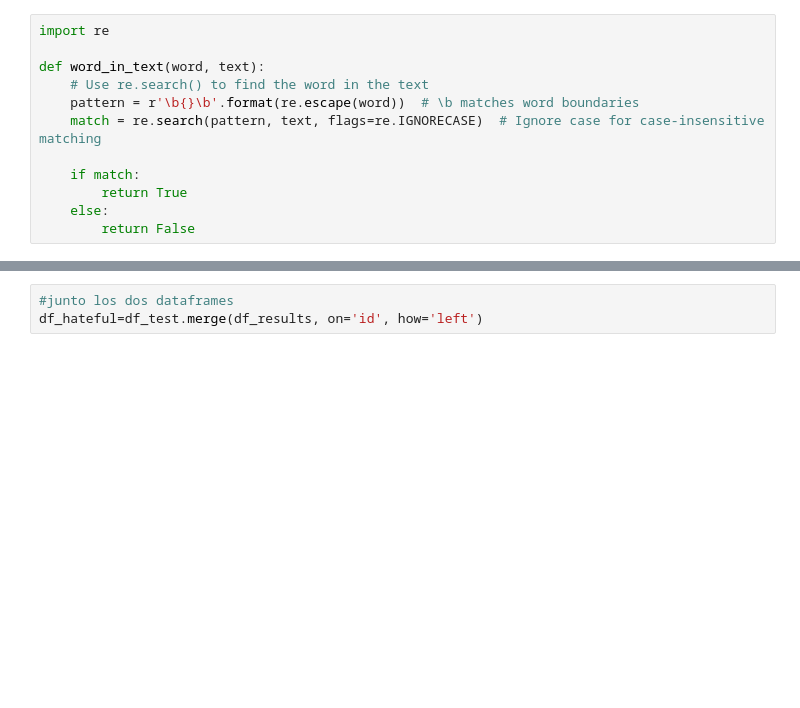
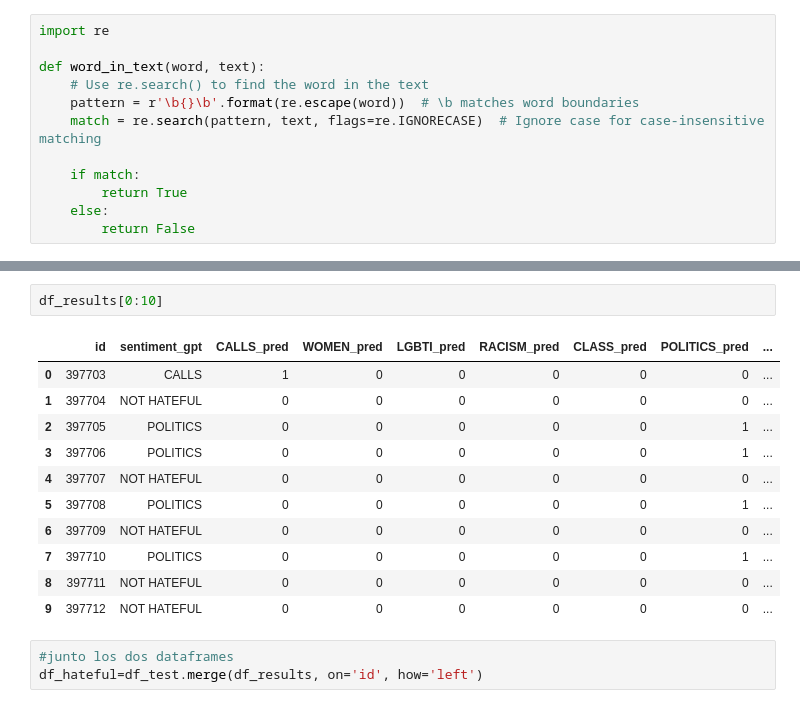
Before and after one commit to natdebandi/hate_speech_ar, a Jupyter notebook: 2_GPT_evaluate_batch_multi.ipynb, the cells around one changed output, grey strips where cells are left out. Saved outputs shown, nothing was run; the diff lists cells and outputs as text; blank space fills up the shorter version.

```diff
--- a/2_GPT_evaluate_batch_multi.ipynb
+++ b/2_GPT_evaluate_batch_multi.ipynb
@@ -186,6 +197,20 @@ df_test[1:10]
 | 7 | 397710 | Mora Godoy cierra su escuela de t... | @usuario SEGUI VOTANDO AL PERONIS... | Mora Godoy cierra su escuela de t... | 0 | Puede marcar con justeza la fecha... | 0 | 0 | 0 | 0 | ... |
 | 8 | 397711 | Mora Godoy cierra su escuela de t... | @usuario Paaaaaaaaaaaaabreeeee!_s... | Mora Godoy cierra su escuela de t... | 0 | Puede marcar con justeza la fecha... | 0 | 0 | 0 | 0 | ... |
 | 9 | 397712 | Mora Godoy cierra su escuela de t... | @usuario TUGO | Mora Godoy cierra su escuela de t... | 0 | Puede marcar con justeza la fecha... | 0 | 0 | 0 | 0 | ... |
+# %%
+df_results[0:10]
+# %% [output]
+|  | id | sentiment_gpt | CALLS_pred | WOMEN_pred | LGBTI_pred | RACISM_pred | CLASS_pred | POLITICS_pred | ... |
+| 0 | 397703 | CALLS | 1 | 0 | 0 | 0 | 0 | 0 | ... |
+| 1 | 397704 | NOT HATEFUL | 0 | 0 | 0 | 0 | 0 | 0 | ... |
+| 2 | 397705 | POLITICS | 0 | 0 | 0 | 0 | 0 | 1 | ... |
+| 3 | 397706 | POLITICS | 0 | 0 | 0 | 0 | 0 | 1 | ... |
+| 4 | 397707 | NOT HATEFUL | 0 | 0 | 0 | 0 | 0 | 0 | ... |
+| 5 | 397708 | POLITICS | 0 | 0 | 0 | 0 | 0 | 1 | ... |
+| 6 | 397709 | NOT HATEFUL | 0 | 0 | 0 | 0 | 0 | 0 | ... |
+| 7 | 397710 | POLITICS | 0 | 0 | 0 | 0 | 0 | 1 | ... |
+| 8 | 397711 | NOT HATEFUL | 0 | 0 | 0 | 0 | 0 | 0 | ... |
+| 9 | 397712 | NOT HATEFUL | 0 | 0 | 0 | 0 | 0 | 0 | ... |
 # %%
 #junto los dos dataframes
 df_hateful=df_test.merge(df_results, on='id', how='left')
```
Also changed, not shown: parts of 14 cells of this notebook.
